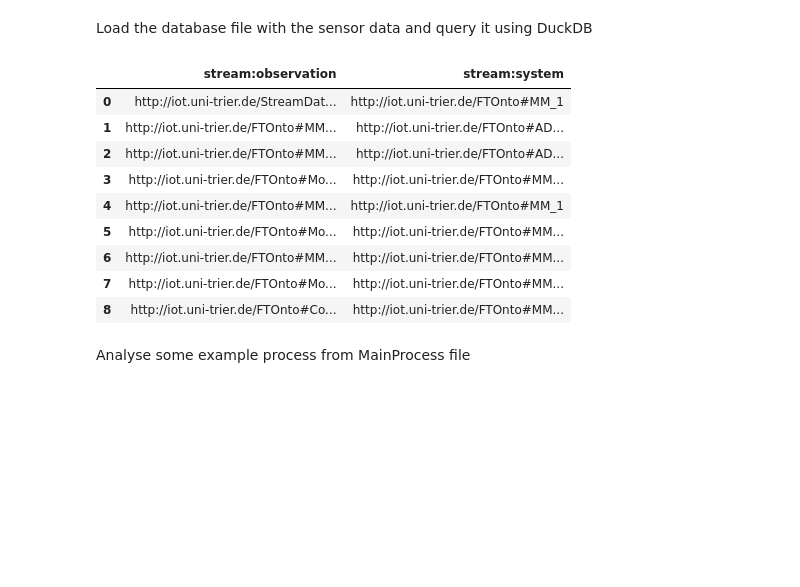
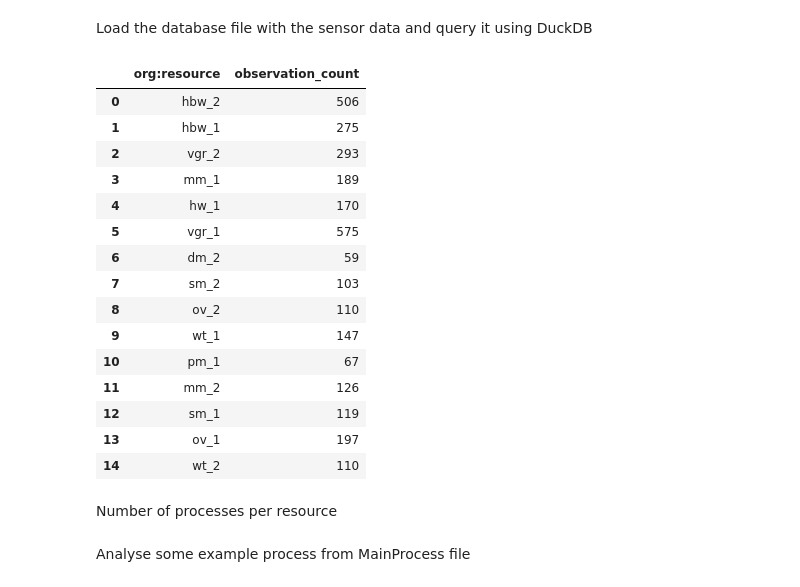
Before and after one commit to Olive305/Bachelor-thesis, a Jupyter notebook: Data/IoT enriched event log paper/document_log_content.ipynb, the cells around one changed output. Drawn from its saved outputs; the diff is of its cells as text; code cells hidden in the pictures; blank space fills up the shorter version.

```diff
--- a/Data/IoT enriched event log paper/document_log_content.ipynb
+++ b/Data/IoT enriched event log paper/document_log_content.ipynb
@@ -311,46 +311,58 @@ if False:
 if False:
     info_df = con.execute("PRAGMA table_info('sensor_data')").df()
     print("\nColumns and types in sensor_data:")
     print(info_df['name'])
 
 # Show a sample of the data
 if False:
     print("\nSample rows from sensor_data:")
     sample_df = con.execute("SELECT * FROM sensor_data LIMIT 5").df()
     display(sample_df)
 
 
 # ------------------------
 # Enter query here
 # ------------------------
 
 df_sensor_grouped = con.execute("""
     SELECT
-    "stream:observation",
-    "stream:system",
-    FROM sensor_data
-    WHERE "org:resource" = 'mm_1' AND "stream:procedure_type" = 'stream:continuous'
-    GROUP BY "stream:observation", "stream:system", "org:resource", "stream:procedure_type"
-
+        "org:resource",
+        count(*) AS observation_count
+    FROM
+        (SELECT
+            "org:resource",
+            "trace:SubProcessID"
+        FROM sensor_data
+        GROUP BY "org:resource", "trace:SubProcessID"
+        )
+    GROUP BY "org:resource"
 """).df()
 
 # ------------------------
 
 
 # Display with full width
 
 pd.set_option('display.max_colwidth', None)
 pd.set_option('display.width', None)
 pd.set_option('display.max_columns', None)
 display(df_sensor_grouped)
 # %% [output]
-|  | stream:observation | stream:system |
-| 0 | http://iot.uni-trier.de/StreamDat... | http://iot.uni-trier.de/FTOnto#MM_1 |
-| 1 | http://iot.uni-trier.de/FTOnto#MM... | http://iot.uni-trier.de/FTOnto#AD... |
-| 2 | http://iot.uni-trier.de/FTOnto#MM... | http://iot.uni-trier.de/FTOnto#AD... |
-| 3 | http://iot.uni-trier.de/FTOnto#Mo... | http://iot.uni-trier.de/FTOnto#MM... |
-| 4 | http://iot.uni-trier.de/FTOnto#MM... | http://iot.uni-trier.de/FTOnto#MM_1 |
-| 5 | http://iot.uni-trier.de/FTOnto#Mo... | http://iot.uni-trier.de/FTOnto#MM... |
-| 6 | http://iot.uni-trier.de/FTOnto#MM... | http://iot.uni-trier.de/FTOnto#MM... |
-| 7 | http://iot.uni-trier.de/FTOnto#Mo... | http://iot.uni-trier.de/FTOnto#MM... |
-| 8 | http://iot.uni-trier.de/FTOnto#Co... | http://iot.uni-trier.de/FTOnto#MM... |
+|  | org:resource | observation_count |
+| 0 | hbw_2 | 506 |
+| 1 | hbw_1 | 275 |
+| 2 | vgr_2 | 293 |
+| 3 | mm_1 | 189 |
+| 4 | hw_1 | 170 |
+| 5 | vgr_1 | 575 |
+| 6 | dm_2 | 59 |
+| 7 | sm_2 | 103 |
+| 8 | ov_2 | 110 |
+| 9 | wt_1 | 147 |
+| 10 | pm_1 | 67 |
+| 11 | mm_2 | 126 |
+| 12 | sm_1 | 119 |
+| 13 | ov_1 | 197 |
+| 14 | wt_2 | 110 |
+# %% [markdown]
+Number of processes per resource
```
Also changed, not shown: parts of 7 cells of this notebook, 4 other files.
